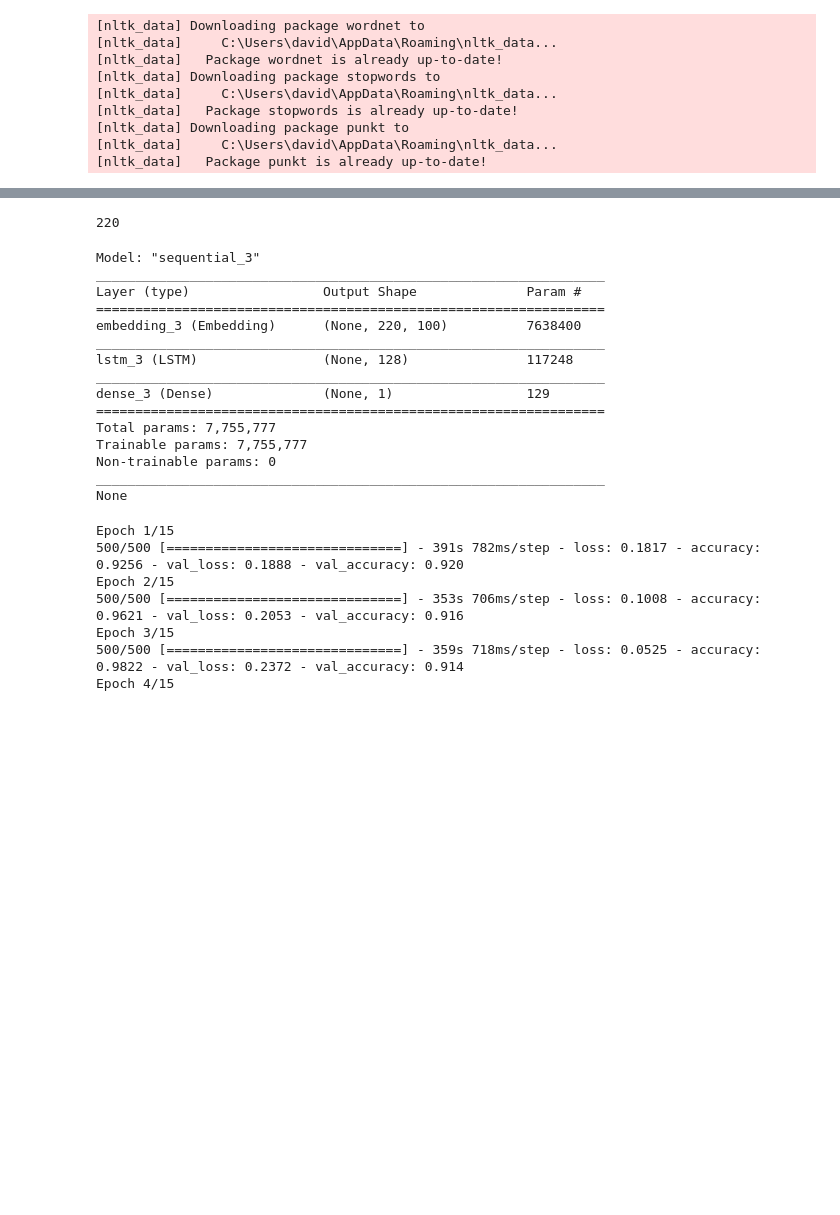
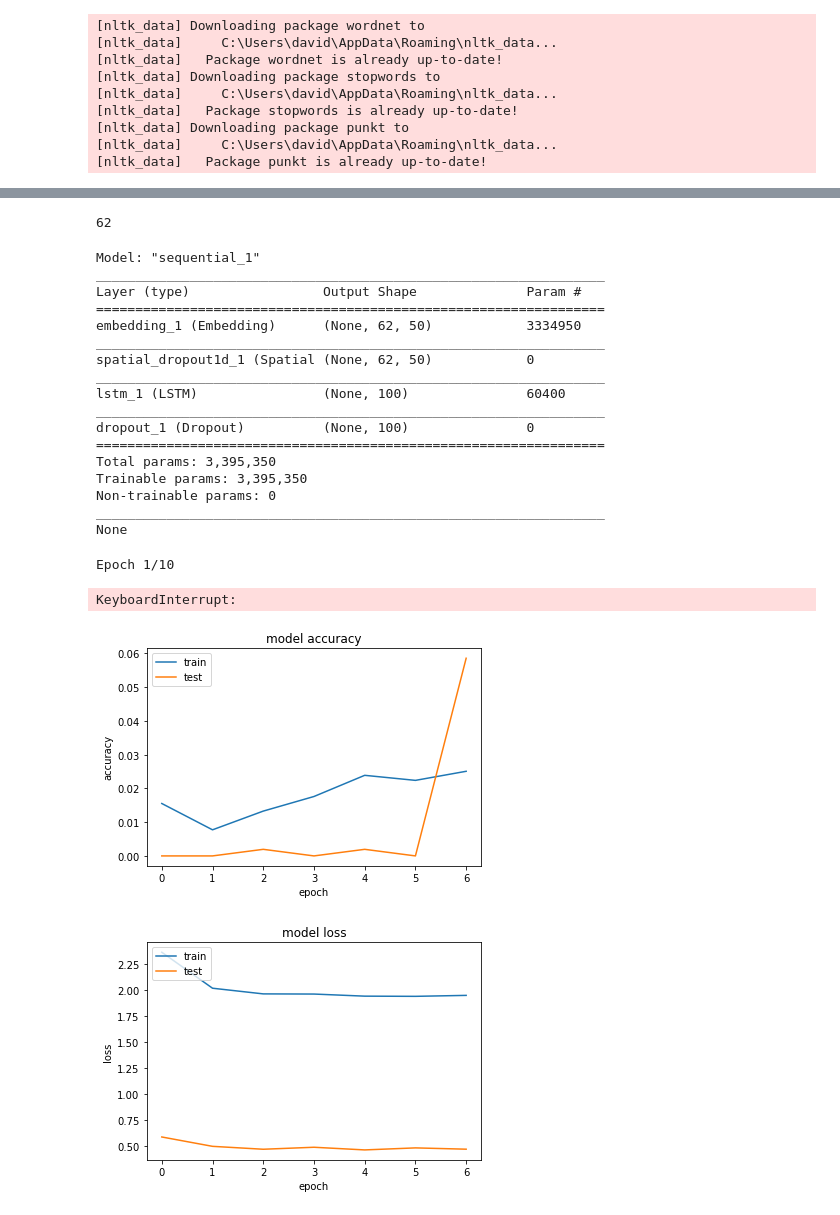
Before and after one commit to d-cota/Sentiment-analysis-BLM, a Jupyter notebook: DSLab_Project/RNN.ipynb, the cells around one changed output, grey strips where cells are left out. Saved outputs shown, nothing was run; the diff lists cells and outputs as text; code cells hidden in the pictures; blank space fills up the shorter version.

Commit message:
modified LSTM

```diff
--- a/DSLab_Project/RNN.ipynb
+++ b/DSLab_Project/RNN.ipynb
@@ -143,10 +42,12 @@ sorted(wordsDict)
 # %%
+vocabulary_size = len(tokenizer.word_index) + 1
+
 word_count = lambda tweet: len(tweet)
-longest_tweet = max(train_words, key=word_count)
+longest_tweet = max(X_train, key=word_count)
 len_longest_tweet = len(longest_tweet)
 len_longest_tweet
 # %% [output]
-220
+62
 # %%
 from tensorflow.keras.preprocessing import sequence
 
@@ -158,29 +79,35 @@ y_train = training_set["class"].to_numpy()
 # %%
 from keras import Sequential
-from keras.layers import Embedding, LSTM, Dense
+from keras.layers import Embedding, LSTM, SpatialDropout1D, Dropout
 
-vocabulary_size = len(wordsDict.keys())
-embedding_size = 100
+embedding_size = 50
 
 model=Sequential()
+
 model.add(Embedding(vocabulary_size, embedding_size, input_length=len_longest_tweet))
-model.add(LSTM(128))
-model.add(Dense(1, activation='sigmoid'))
+
+model.add(SpatialDropout1D(0.25))
+
+model.add(LSTM(100, dropout=0.5, recurrent_dropout=0.5))
+
+model.add(Dropout(0.2))
 
 print(model.summary())
 # %% [output]
-Model: "sequential_3"
+Model: "sequential_1"
 _________________________________________________________________
 Layer (type)                 Output Shape              Param #
 =================================================================
-embedding_3 (Embedding)      (None, 220, 100)          7638400
+embedding_1 (Embedding)      (None, 62, 50)            3334950
 _________________________________________________________________
-lstm_3 (LSTM)                (None, 128)               117248
+spatial_dropout1d_1 (Spatial (None, 62, 50)            0
 _________________________________________________________________
-dense_3 (Dense)              (None, 1)                 129
+lstm_1 (LSTM)                (None, 100)               60400
+_________________________________________________________________
+dropout_1 (Dropout)          (None, 100)               0
 =================================================================
-Total params: 7,755,777
-Trainable params: 7,755,777
+Total params: 3,395,350
+Trainable params: 3,395,350
 Non-trainable params: 0
 _________________________________________________________________
 None
@@ -190,39 +117,41 @@ model.compile(loss='binary_crossentropy',
              optimizer='adam',
              metrics=['accuracy'])
 
-callback = [EarlyStopping(monitor='loss', patience=2)]
-batch_size = 128
-num_epochs = 15
+callback = [EarlyStopping(patience=2)]
+batch_size = 64
+num_epochs = 10
+num_valid = 512
 
-history = model.fit(X_train, y_train, validation_split=0.2, batch_size=batch_size, epochs=num_epochs, callbacks=callback)
+X_valid, y_valid = X_train[:num_valid], y_train[:num_valid]
+X_train2, y_train2 = X_train[num_valid:], y_train[num_valid:]
+
+model.fit(X_train2, y_train2, validation_data=(X_valid, y_valid), batch_size=batch_size, epochs=num_epochs, callbacks=callback)
 # %% [output]
-Epoch 1/15
-500/500 [==============================] - 391s 782ms/step - loss: 0.1817 - accuracy: 0.9256 - val_loss: 0.1888 - val_accuracy: 0.920
-Epoch 2/15
-500/500 [==============================] - 353s 706ms/step - loss: 0.1008 - accuracy: 0.9621 - val_loss: 0.2053 - val_accuracy: 0.916
-Epoch 3/15
-500/500 [==============================] - 359s 718ms/step - loss: 0.0525 - accuracy: 0.9822 - val_loss: 0.2372 - val_accuracy: 0.914
-Epoch 4/15
+Epoch 1/10
+KeyboardInterrupt:
 # %%
 import matplotlib.pyplot as plt
 
-plt.plot(history.history['acc'])
-plt.plot(history.history['val_acc'])
+plt.plot(history.history['accuracy'])
+plt.plot(history.history['val_accuracy'])
 
 plt.title('model accuracy')
 plt.ylabel('accuracy')
 plt.xlabel('epoch')
 plt.legend(['train','test'], loc='upper left')
 plt.show()
 
 plt.plot(history.history['loss'])
 plt.plot(history.history['val_loss'])
 
 plt.title('model loss')
 plt.ylabel('loss')
 plt.xlabel('epoch')
 plt.legend(['train','test'], loc='upper left')
 plt.show()
+# %% [output]
+[figure, added]
+[figure, added]
 # %%
 predictions = model.predict(X_test)
 predictions = np.round(predictions.reshape(-1)).astype(int)
```
Also changed, not shown: parts of 5 cells of this notebook, 1 other file.
